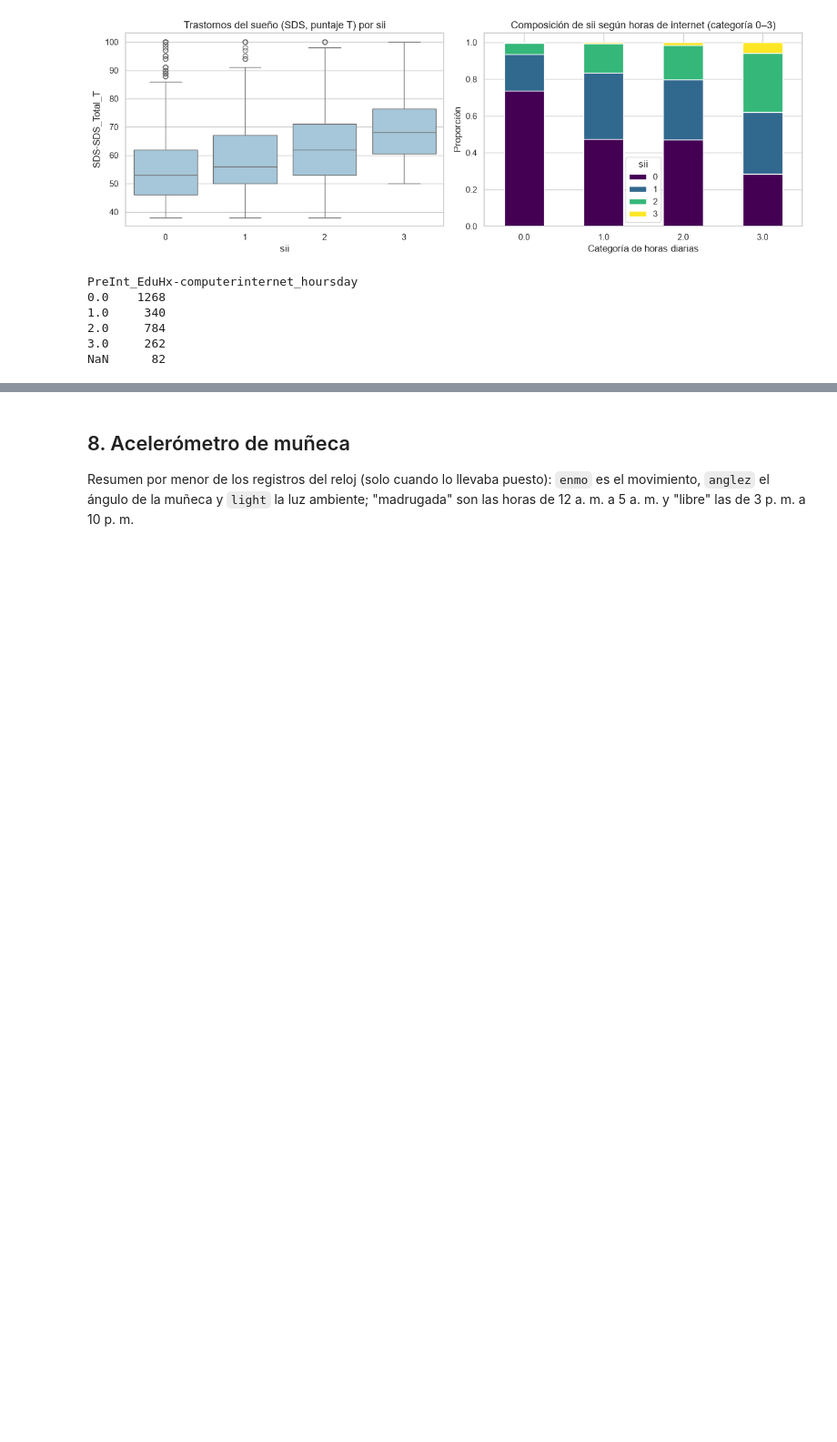
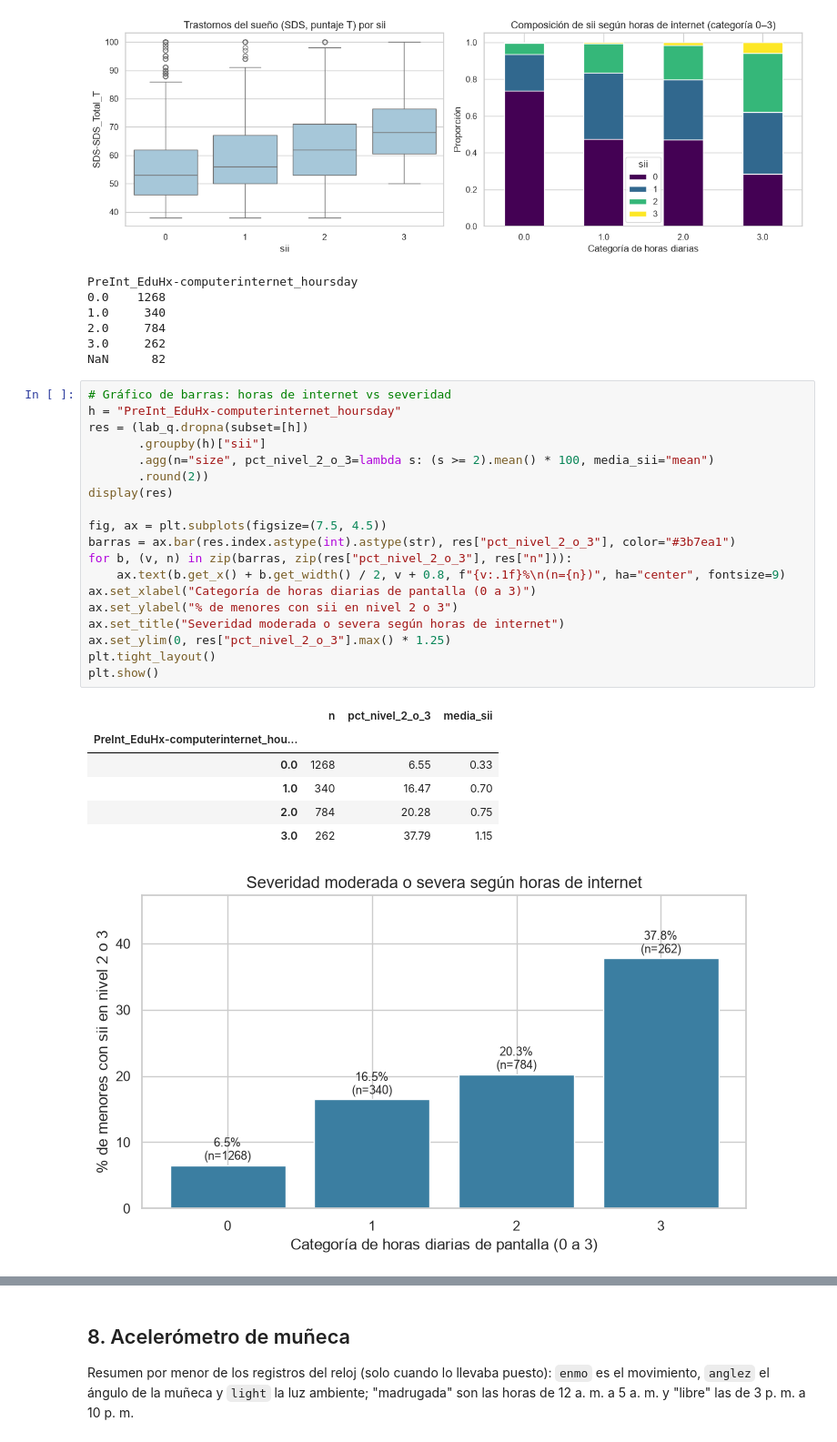
Before and after one commit to joseflorezleon/uso_problematico_internet_menores_edad, a Jupyter notebook: Entrega 2/EDA.ipynb, the cells around one changed output, grey strips where cells are left out. Shown at 91% size. Drawn from its saved outputs; the diff is of its cells as text; blank space fills up the shorter version.

```diff
--- a/Entrega 2/EDA.ipynb
+++ b/Entrega 2/EDA.ipynb
@@ -377,4 +419,31 @@ PreInt_EduHx-computerinternet_hoursday
 2.0     784
 3.0     262
 NaN      82
+# %%
+# Gráfico de barras: horas de internet vs severidad
+h = "PreInt_EduHx-computerinternet_hoursday"
+res = (lab_q.dropna(subset=[h])
+       .groupby(h)["sii"]
+       .agg(n="size", pct_nivel_2_o_3=lambda s: (s >= 2).mean() * 100, media_sii="mean")
+       .round(2))
+display(res)
+
+fig, ax = plt.subplots(figsize=(7.5, 4.5))
+barras = ax.bar(res.index.astype(int).astype(str), res["pct_nivel_2_o_3"], color="#3b7ea1")
+for b, (v, n) in zip(barras, zip(res["pct_nivel_2_o_3"], res["n"])):
+    ax.text(b.get_x() + b.get_width() / 2, v + 0.8, f"{v:.1f}%\n(n={n})", ha="center", fontsize=9)
+ax.set_xlabel("Categoría de horas diarias de pantalla (0 a 3)")
+ax.set_ylabel("% de menores con sii en nivel 2 o 3")
+ax.set_title("Severidad moderada o severa según horas de internet")
+ax.set_ylim(0, res["pct_nivel_2_o_3"].max() * 1.25)
+plt.tight_layout()
+plt.show()
+# %% [output]
+|  | n | pct_nivel_2_o_3 | media_sii |
+| PreInt_EduHx-computerinternet_hou... |  |  |  |
+| 0.0 | 1268 | 6.55 | 0.33 |
+| 1.0 | 340 | 16.47 | 0.70 |
+| 2.0 | 784 | 20.28 | 0.75 |
+| 3.0 | 262 | 37.79 | 1.15 |
+[figure, added]
 # %% [markdown]
```
Also changed, not shown: parts of 6 cells of this notebook.
